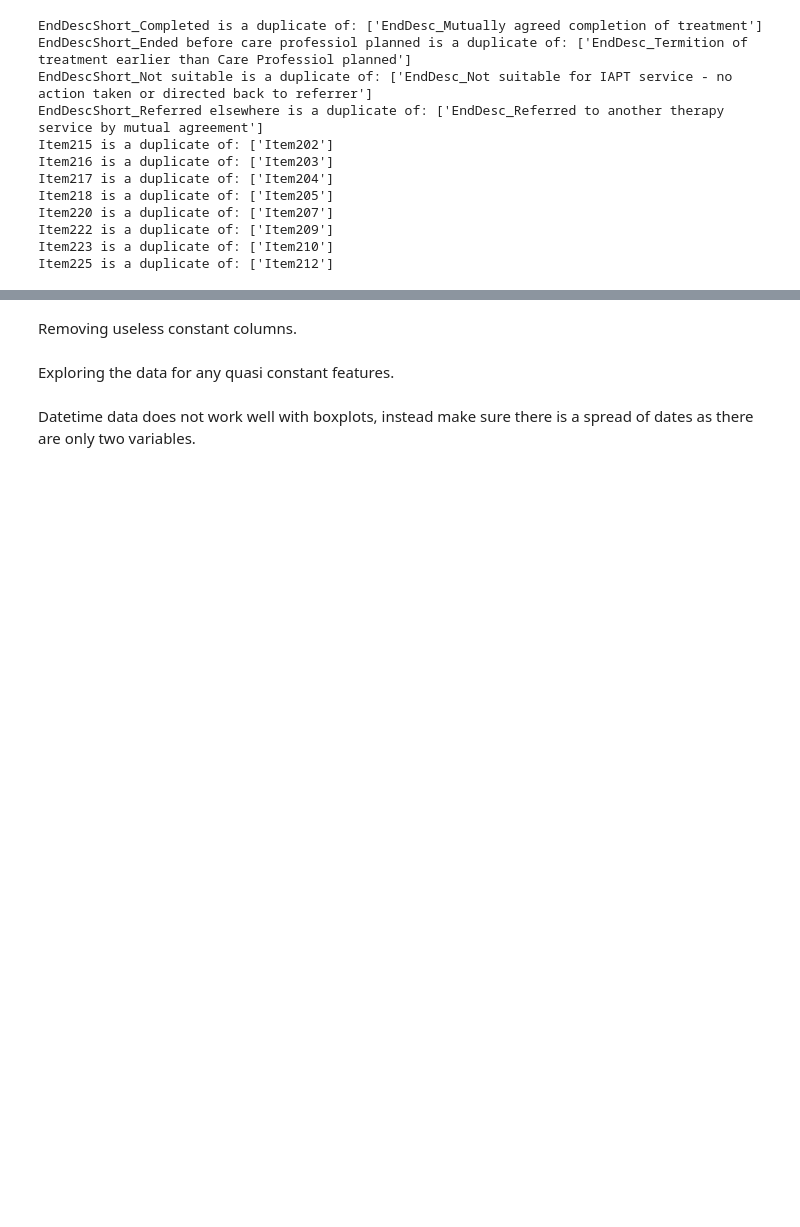
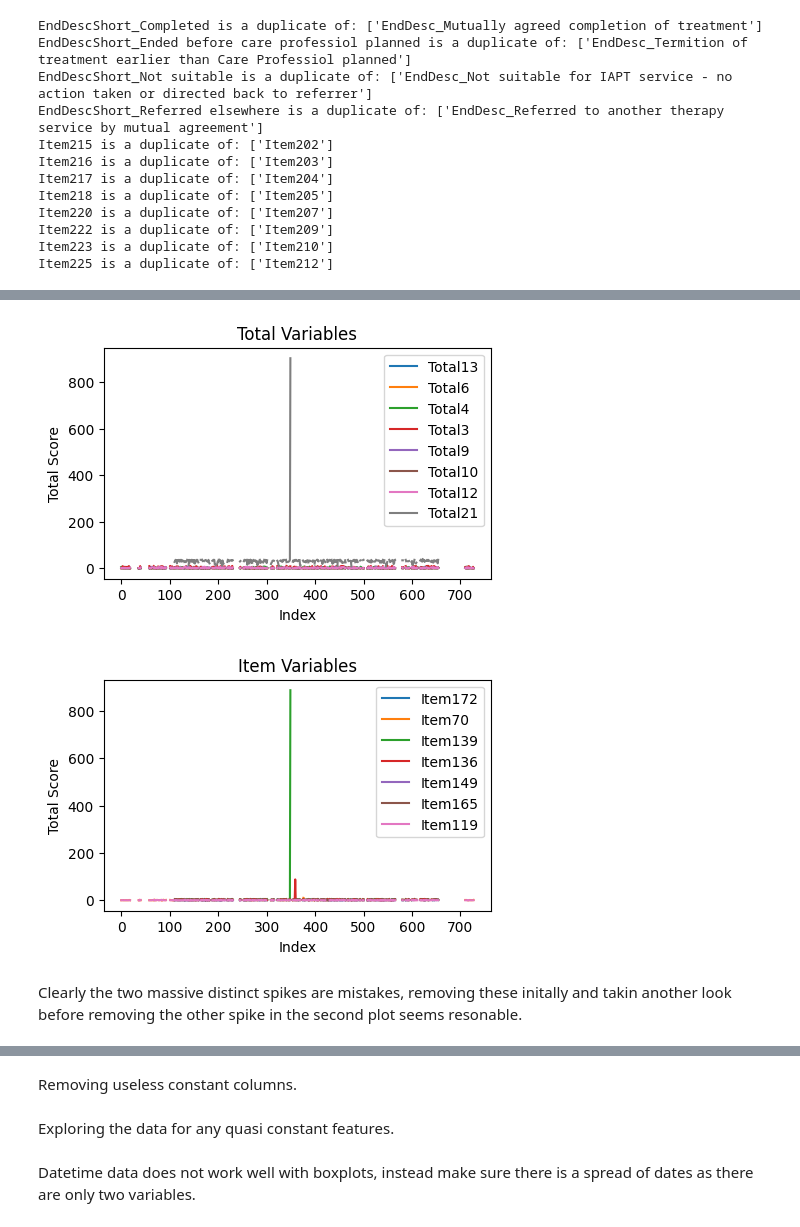
Before and after one commit to georgesnape01/SW, a Jupyter notebook: dissertation.ipynb, the cells around one changed output, grey strips where cells are left out. Drawn from its saved outputs; the diff is of its cells as text; code cells hidden in the pictures; blank space fills up the shorter version.

Commit message:
code before simplifying

```diff
--- a/dissertation.ipynb
+++ b/dissertation.ipynb
@@ -522,0 +698,5 @@ Removing these from the dataset.
+# %%
+# replace negative totals with nan
+for col in total_df:
+    df.loc[df[col] < 0, col] = np.nan # replace in df
+    total_df.loc[total_df[col] < 0, col] = np.nan # replace in total_df
@@ -522,0 +723,9 @@ Removing these from the dataset.
+# %%
+# potential columns containing outliers (shortening the search, only these can contain outliers)
+total_pot_df = total_df[total_pot_cols]
+item_pot_df = item_df[item_pot_cols]
+
+# find outliers in Total variables
+total_outlier_df = find_outlier_cols(total_pot_df)
+print('\n')
+item_outlier_df = find_outlier_cols(item_pot_df)
@@ -522,0 +750,9 @@ Removing these from the dataset.
+# %%
+# plot outlier cols
+plot_outlier_cols(total_outlier_df, 'Total Variables')
+plot_outlier_cols(item_outlier_df, 'Item Variables')
+# %% [output]
+[figure, added]
+[figure, added]
+# %% [markdown]
+Clearly the two massive distinct spikes are mistakes, removing these initally and takin another look before removing the other spike in the second plot seems resonable.
```
Also changed, not shown: parts of 115 cells of this notebook.
